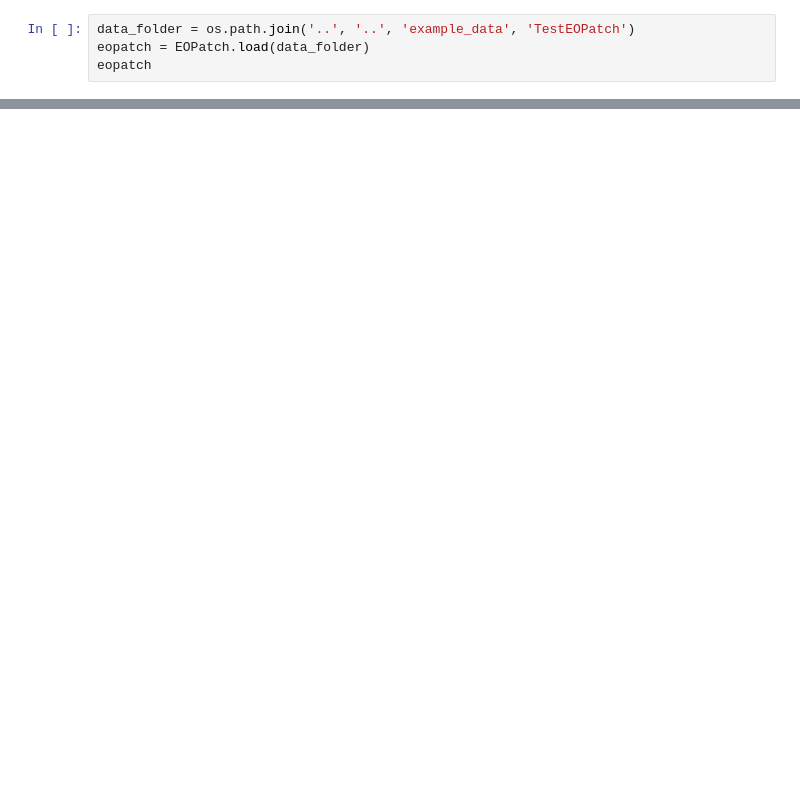
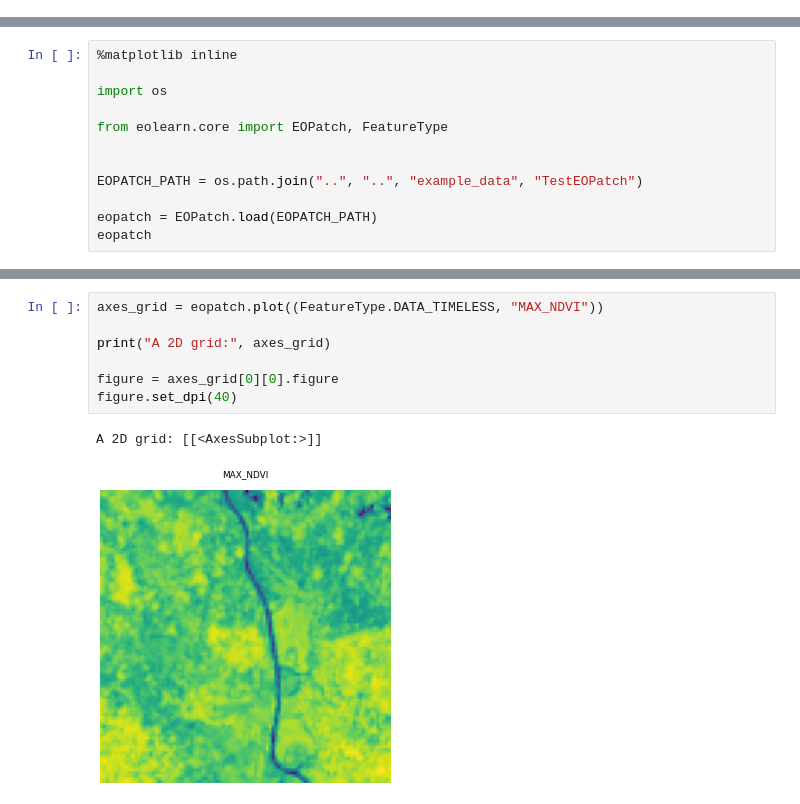
Before and after one commit to sentinel-hub/eo-learn, a Jupyter notebook: examples/visualization/EOPatchVisualization.ipynb, the cells around one changed output, grey strips where cells are left out. Saved outputs shown, nothing was run; the diff lists cells and outputs as text; blank space fills up the shorter version.

```diff
--- a/examples/visualization/EOPatchVisualization.ipynb
+++ b/examples/visualization/EOPatchVisualization.ipynb
@@ -18,4 +0,0 @@ We are going to load _eopatch_ from _TestEOPatch_ folder. This is example eopatc
-# %%
-data_folder = os.path.join('..', '..', 'example_data', 'TestEOPatch')
-eopatch = EOPatch.load(data_folder)
-eopatch
@@ -186,0 +5,12 @@ eopatch.plot((FeatureType.DATA, 'NDVI')).opts(cmap='YlGn')
+# %%
+%matplotlib inline
+
+import os
+
+from eolearn.core import EOPatch, FeatureType
+
+
+EOPATCH_PATH = os.path.join("..", "..", "example_data", "TestEOPatch")
+
+eopatch = EOPatch.load(EOPATCH_PATH)
+eopatch
@@ -186,0 +41,10 @@ eopatch.plot((FeatureType.DATA, 'NDVI')).opts(cmap='YlGn')
+# %%
+axes_grid = eopatch.plot((FeatureType.DATA_TIMELESS, "MAX_NDVI"))
+
+print("A 2D grid:", axes_grid)
+
+figure = axes_grid[0][0].figure
+figure.set_dpi(40)
+# %% [output]
+A 2D grid: [[<AxesSubplot:>]]
+[figure, added]
```
Also changed, not shown: parts of 59 cells of this notebook, 8 other files.
